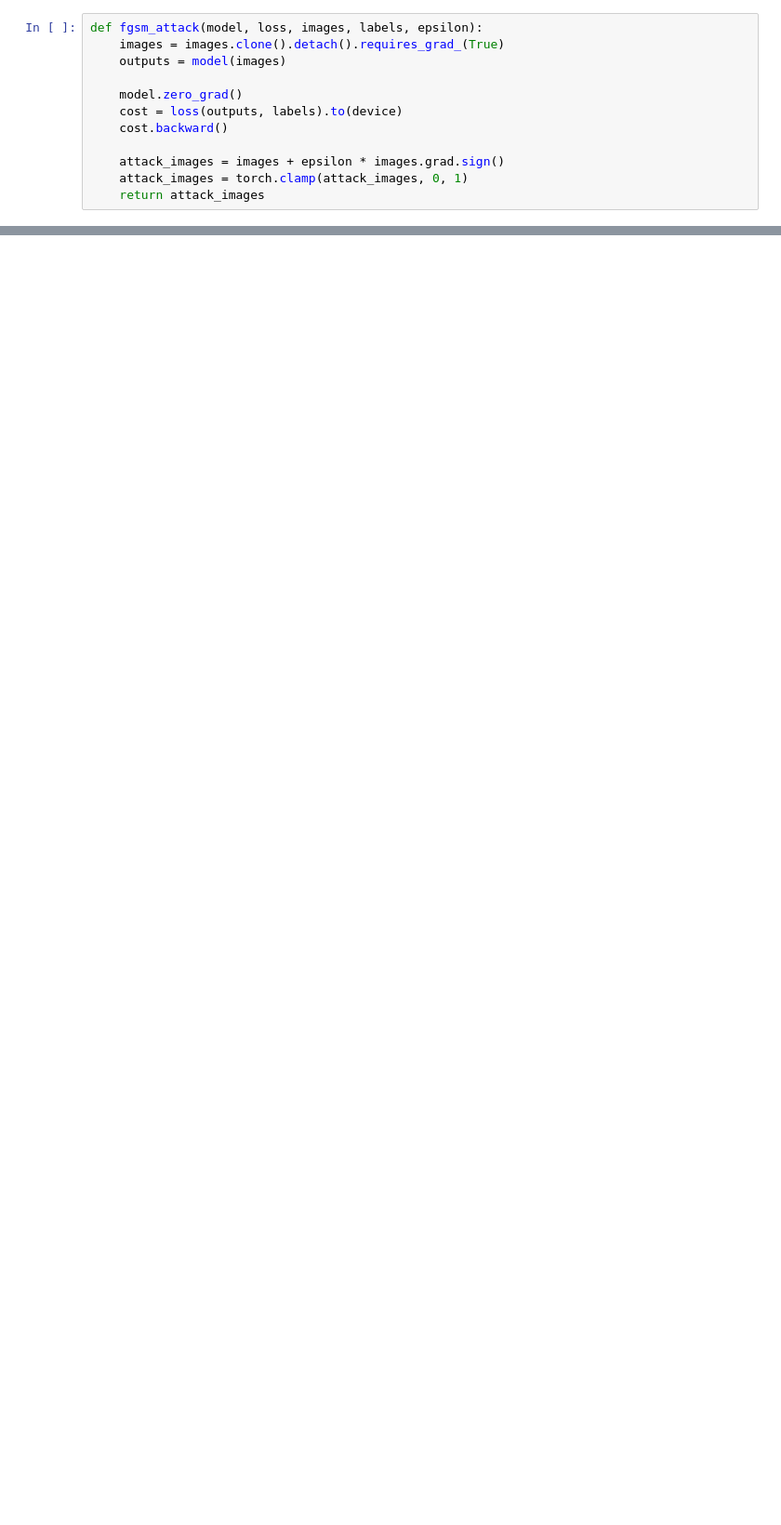
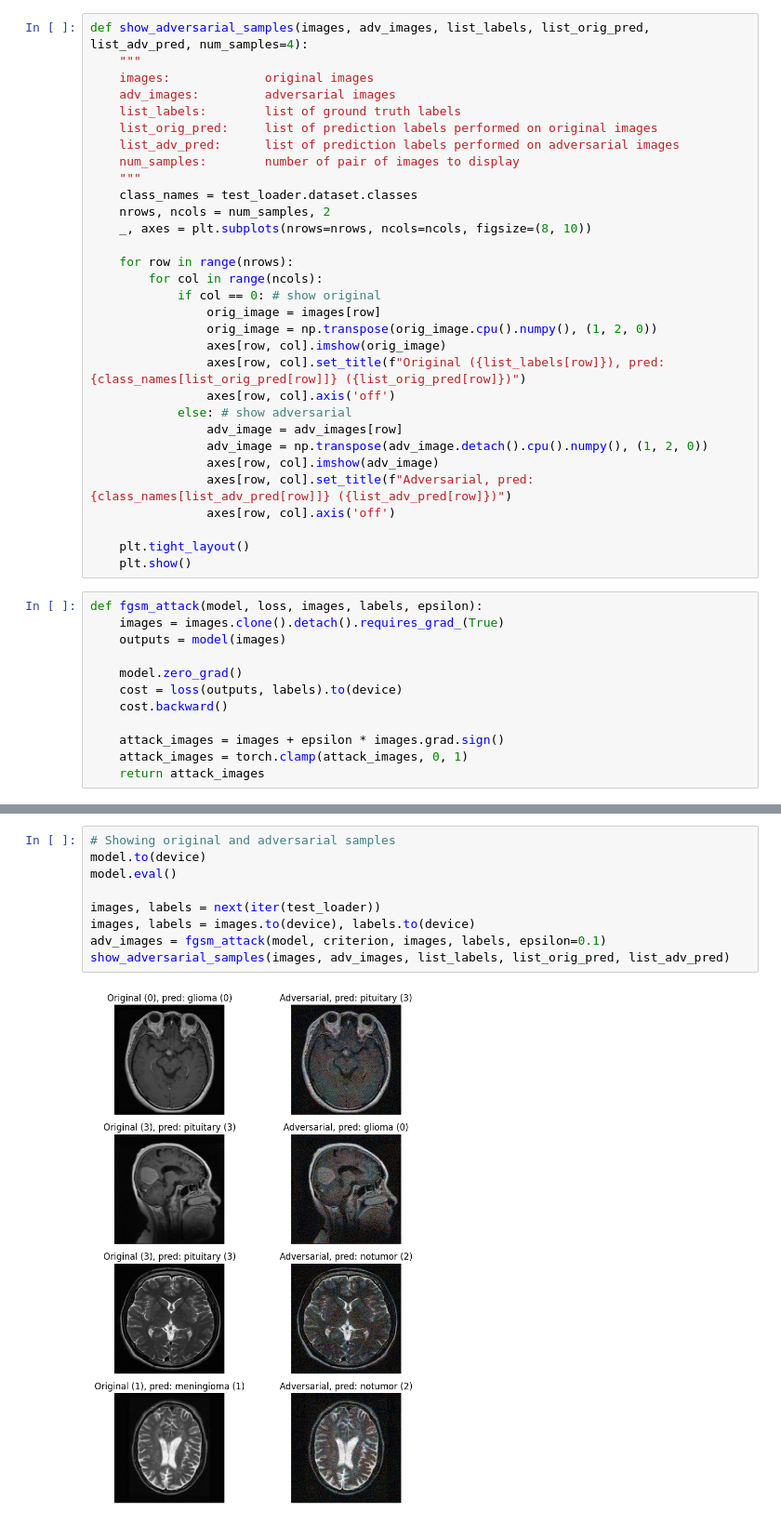
Before and after one commit to marcosolime/break-fix, a Jupyter notebook: sandbox.ipynb, the cells around one changed output, grey strips where cells are left out. Shown at 93% size. Drawn from its saved outputs; the diff is of its cells as text; blank space fills up the shorter version.

```diff
--- a/sandbox.ipynb
+++ b/sandbox.ipynb
@@ -448,6 +448,37 @@ weighted avg       0.85      0.81      0.80      1311
 **Attack 2 - FGSM (Fast Gradient Sign Method)**
 # %% [markdown]
 To perform the attack, we need to first load the dataset, define the network, import the pretrained weights, and set the optimizer and the loss.
+# %%
+def show_adversarial_samples(images, adv_images, list_labels, list_orig_pred, list_adv_pred, num_samples=4):
+    """
+    images:             original images
+    adv_images:         adversarial images
+    list_labels:        list of ground truth labels
+    list_orig_pred:     list of prediction labels performed on original images
+    list_adv_pred:      list of prediction labels performed on adversarial images
+    num_samples:        number of pair of images to display
+    """
+    class_names = test_loader.dataset.classes
+    nrows, ncols = num_samples, 2
+    _, axes = plt.subplots(nrows=nrows, ncols=ncols, figsize=(8, 10))
+
+    for row in range(nrows):
+        for col in range(ncols):
+            if col == 0: # show original
+                orig_image = images[row]
+                orig_image = np.transpose(orig_image.cpu().numpy(), (1, 2, 0))
+                axes[row, col].imshow(orig_image)
+                axes[row, col].set_title(f"Original ({list_labels[row]}), pred: {class_names[list_orig_pred[row]]} ({list_orig_pred[row]})")
+                axes[row, col].axis('off')
+            else: # show adversarial
+                adv_image = adv_images[row]
+                adv_image = np.transpose(adv_image.detach().cpu().numpy(), (1, 2, 0))
+                axes[row, col].imshow(adv_image)
+                axes[row, col].set_title(f"Adversarial, pred: {class_names[list_adv_pred[row]]} ({list_adv_pred[row]})")
+                axes[row, col].axis('off')
+
+    plt.tight_layout()
+    plt.show()
 # %%
 def fgsm_attack(model, loss, images, labels, epsilon):
     images = images.clone().detach().requires_grad_(True)
@@ -525,0 +568,11 @@ plt.show()
+# %%
+# Showing original and adversarial samples
+model.to(device)
+model.eval()
+
+images, labels = next(iter(test_loader))
+images, labels = images.to(device), labels.to(device)
+adv_images = fgsm_attack(model, criterion, images, labels, epsilon=0.1)
+show_adversarial_samples(images, adv_images, list_labels, list_orig_pred, list_adv_pred)
+# %% [output]
+[figure, added]
```
Also changed, not shown: parts of 9 cells of this notebook.
